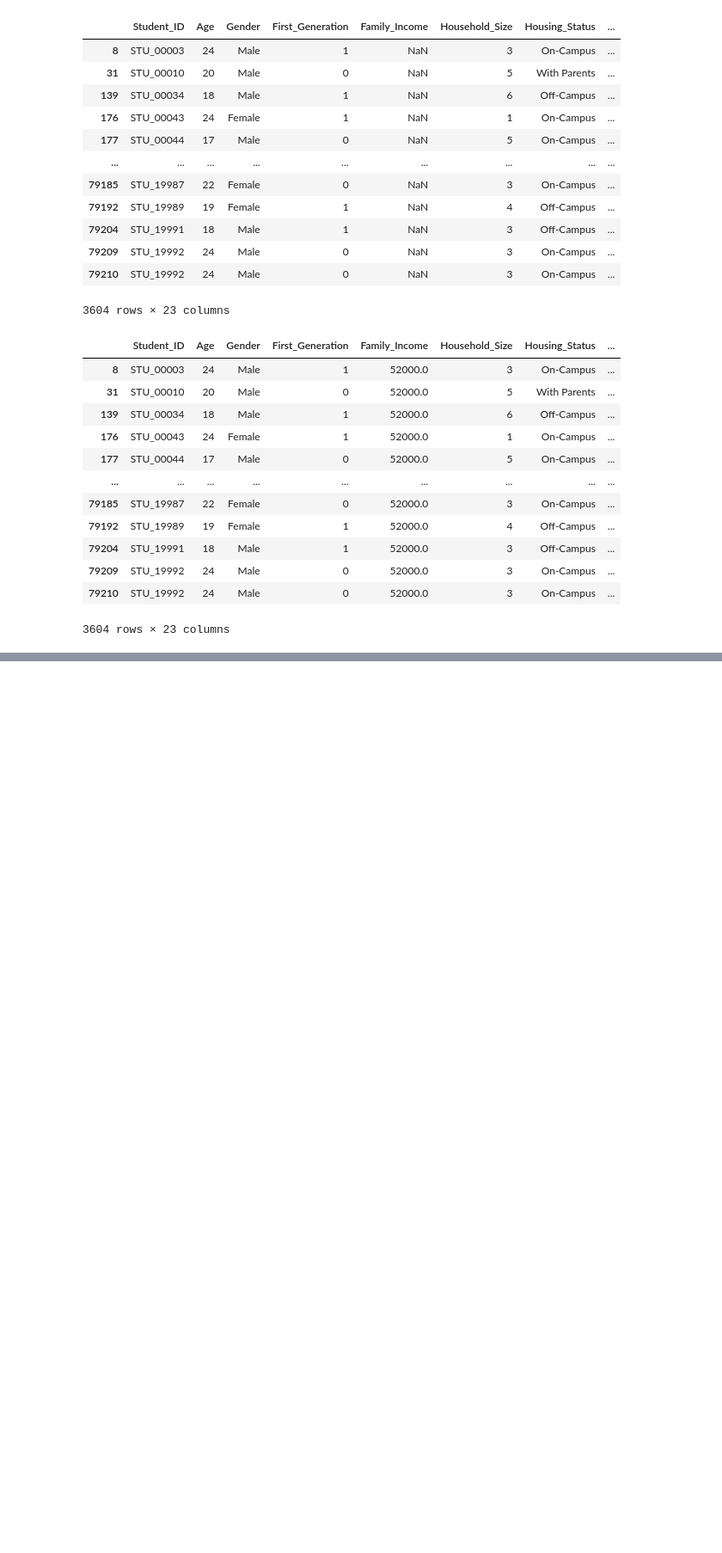
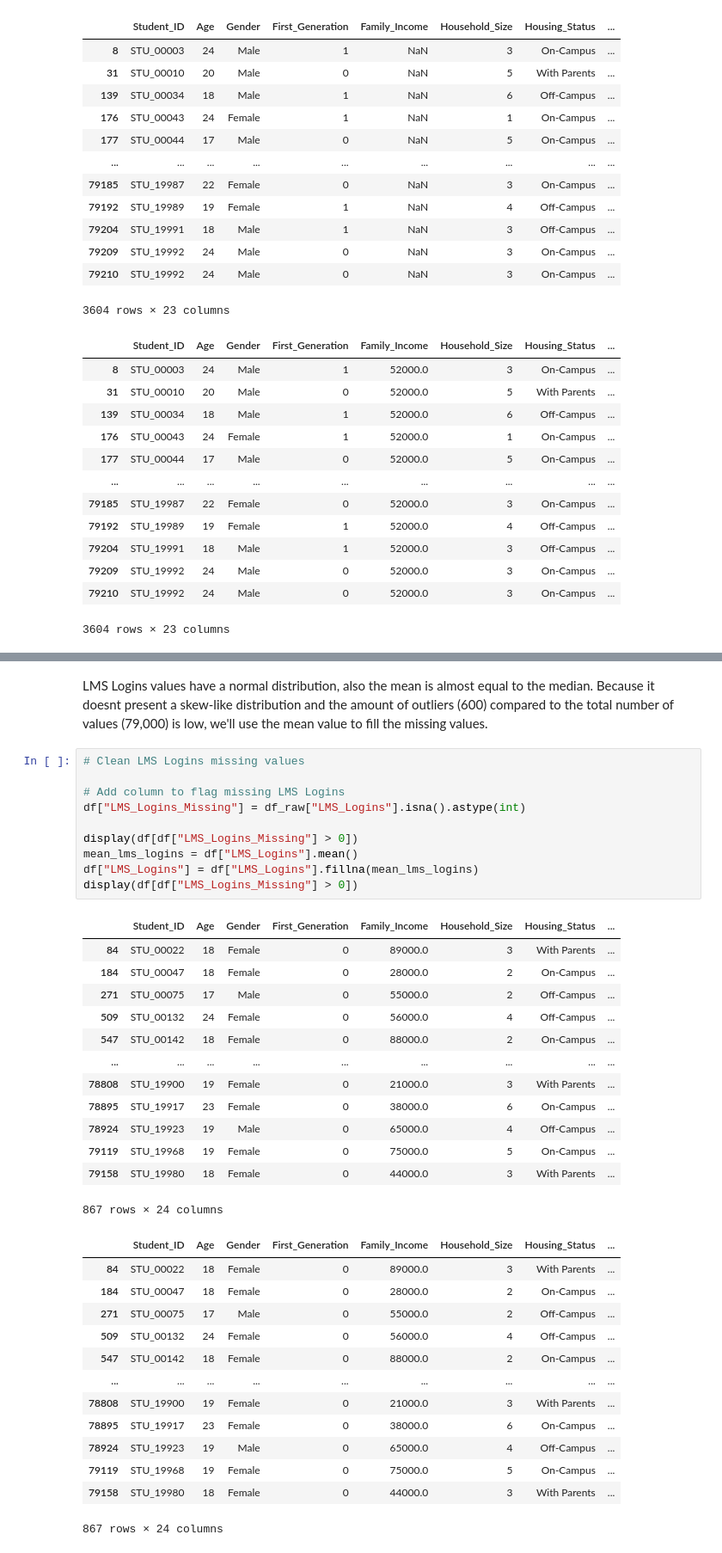
Before and after one commit to mihaighise/student_retention_analysis, a Jupyter notebook: Student_Retention.ipynb, the cells around one changed output, grey strips where cells are left out. Shown at 86% size. Saved outputs shown, nothing was run; the diff lists cells and outputs as text; blank space fills up the shorter version.

```diff
--- a/Student_Retention.ipynb
+++ b/Student_Retention.ipynb
@@ -153,0 +181,39 @@ display(df[df["Family_Income_Missing"] > 0])
+# %% [markdown]
+LMS Logins values have a normal distribution, also the mean is almost equal to the median. Because it doesnt present a skew-like distribution and the amount of outliers (600) compared to the total number of values (79,000) is low, we'll use the mean value to fill the missing values.
+# %%
+# Clean LMS Logins missing values
+
+# Add column to flag missing LMS Logins
+df["LMS_Logins_Missing"] = df_raw["LMS_Logins"].isna().astype(int)
+
+display(df[df["LMS_Logins_Missing"] > 0])
+mean_lms_logins = df["LMS_Logins"].mean()
+df["LMS_Logins"] = df["LMS_Logins"].fillna(mean_lms_logins)
+display(df[df["LMS_Logins_Missing"] > 0])
+# %% [output]
+|  | Student_ID | Age | Gender | First_Generation | Family_Income | Household_Size | Housing_Status | ... |
+| 84 | STU_00022 | 18 | Female | 0 | 89000.0 | 3 | With Parents | ... |
+| 184 | STU_00047 | 18 | Female | 0 | 28000.0 | 2 | On-Campus | ... |
+| 271 | STU_00075 | 17 | Male | 0 | 55000.0 | 2 | Off-Campus | ... |
+| 509 | STU_00132 | 24 | Female | 0 | 56000.0 | 4 | Off-Campus | ... |
+| 547 | STU_00142 | 18 | Female | 0 | 88000.0 | 2 | On-Campus | ... |
+| ... | ... | ... | ... | ... | ... | ... | ... | ... |
+| 78808 | STU_19900 | 19 | Female | 0 | 21000.0 | 3 | With Parents | ... |
+| 78895 | STU_19917 | 23 | Female | 0 | 38000.0 | 6 | On-Campus | ... |
+| 78924 | STU_19923 | 19 | Male | 0 | 65000.0 | 4 | Off-Campus | ... |
+| 79119 | STU_19968 | 19 | Female | 0 | 75000.0 | 5 | On-Campus | ... |
+| 79158 | STU_19980 | 18 | Female | 0 | 44000.0 | 3 | With Parents | ... |
+867 rows × 24 columns
+|  | Student_ID | Age | Gender | First_Generation | Family_Income | Household_Size | Housing_Status | ... |
+| 84 | STU_00022 | 18 | Female | 0 | 89000.0 | 3 | With Parents | ... |
+| 184 | STU_00047 | 18 | Female | 0 | 28000.0 | 2 | On-Campus | ... |
+| 271 | STU_00075 | 17 | Male | 0 | 55000.0 | 2 | Off-Campus | ... |
+| 509 | STU_00132 | 24 | Female | 0 | 56000.0 | 4 | Off-Campus | ... |
+| 547 | STU_00142 | 18 | Female | 0 | 88000.0 | 2 | On-Campus | ... |
+| ... | ... | ... | ... | ... | ... | ... | ... | ... |
+| 78808 | STU_19900 | 19 | Female | 0 | 21000.0 | 3 | With Parents | ... |
+| 78895 | STU_19917 | 23 | Female | 0 | 38000.0 | 6 | On-Campus | ... |
+| 78924 | STU_19923 | 19 | Male | 0 | 65000.0 | 4 | Off-Campus | ... |
+| 79119 | STU_19968 | 19 | Female | 0 | 75000.0 | 5 | On-Campus | ... |
+| 79158 | STU_19980 | 18 | Female | 0 | 44000.0 | 3 | With Parents | ... |
+867 rows × 24 columns
```
Also changed, not shown: parts of 2 cells of this notebook.
